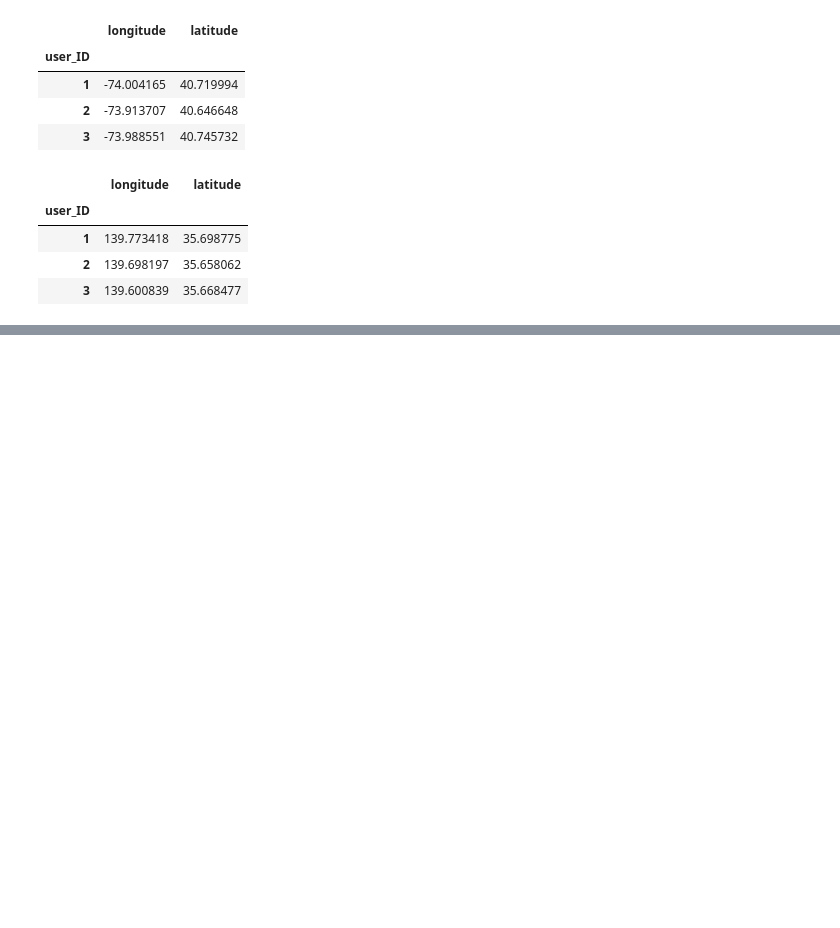
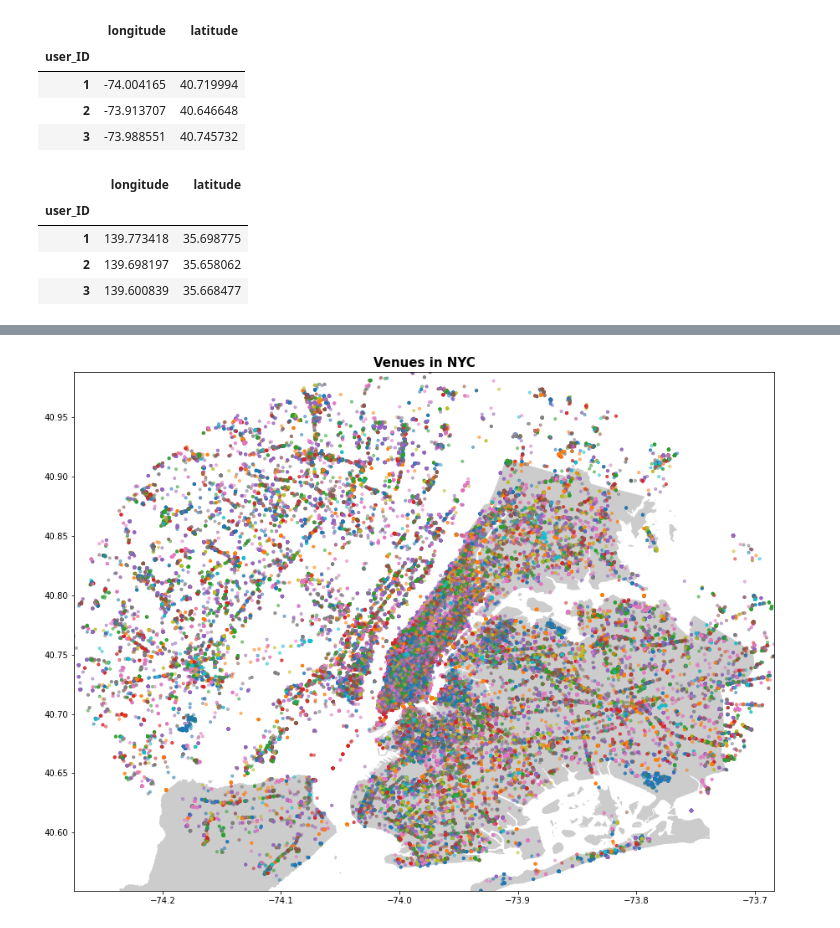
Before and after one commit to epfl-ada/ada-2020-project-milestone-p3-p3_to-infinity-ada-beyond, a Jupyter notebook: Project_3_Extension.ipynb, the cells around one changed output, grey strips where cells are left out. Saved outputs shown, nothing was run; the diff lists cells and outputs as text; code cells hidden in the pictures; blank space fills up the shorter version.

```diff
--- a/Project_3_Extension.ipynb
+++ b/Project_3_Extension.ipynb
@@ -57,0 +125,3 @@ tky['y_grid'] = lat2km(tky.latitude, N)
+# %%
+nyc.UTC_time = format_datetime(nyc.UTC_time)
+tky.UTC_time = format_datetime(tky.UTC_time)
@@ -117,0 +377,17 @@ def haversine_np(lon1, lat1, lon2, lat2):
+# %%
+# import street map
+nyc_street_map = gpd.read_file('./nyc/geo_export_f26fc85a-8456-4e4a-887c-06898ab0ae9f.shp')
+tky_street_map = gpd.read_file('./tky/japan_administrative.shp')
+# %%
+## Create geopandas dataframe
+
+# designate coordinate system
+crs = {'init':'espc:4326'}
+# zip x and y coordinates into single feature
+geometry = [Point(xy) for xy in zip(nyc['longitude'], nyc['latitude'])]  # we are joining latitude and longitude
+# create GeoPandas dataframe
+nyc_geo_df = gpd.GeoDataFrame(nyc, crs = crs, geometry = geometry)  # crs is the coordinate reference system
+
+geometry = [Point(xy) for xy in zip(tky['longitude'], tky['latitude'])]  # we are joining latitude and longitude
+# create GeoPandas dataframe
+tky_geo_df = gpd.GeoDataFrame(tky, crs = crs, geometry = geometry)  # crs is the coordinate reference system
@@ -117,0 +400,14 @@ def haversine_np(lon1, lat1, lon2, lat2):
+# %%
+# Graph
+
+fig, ax = plt.subplots(figsize=(15,15))
+# add .shp mapfile to axes
+nyc_street_map.plot(ax = ax, alpha=0.4, color='grey')
+nyc_geo_df.plot(column='venue_category_name', ax=ax, alpha=0.5, legend=False, markersize=10)
+
+plt.title('Venues in NYC', fontsize=15, fontweight='bold')
+plt.xlim(min(nyc['longitude']), max(nyc['longitude']))
+plt.ylim(min(nyc['latitude']), max(nyc['latitude']))
+plt.show()
+# %% [output]
+[figure, added]
```
Also changed, not shown: parts of 61 cells of this notebook.
